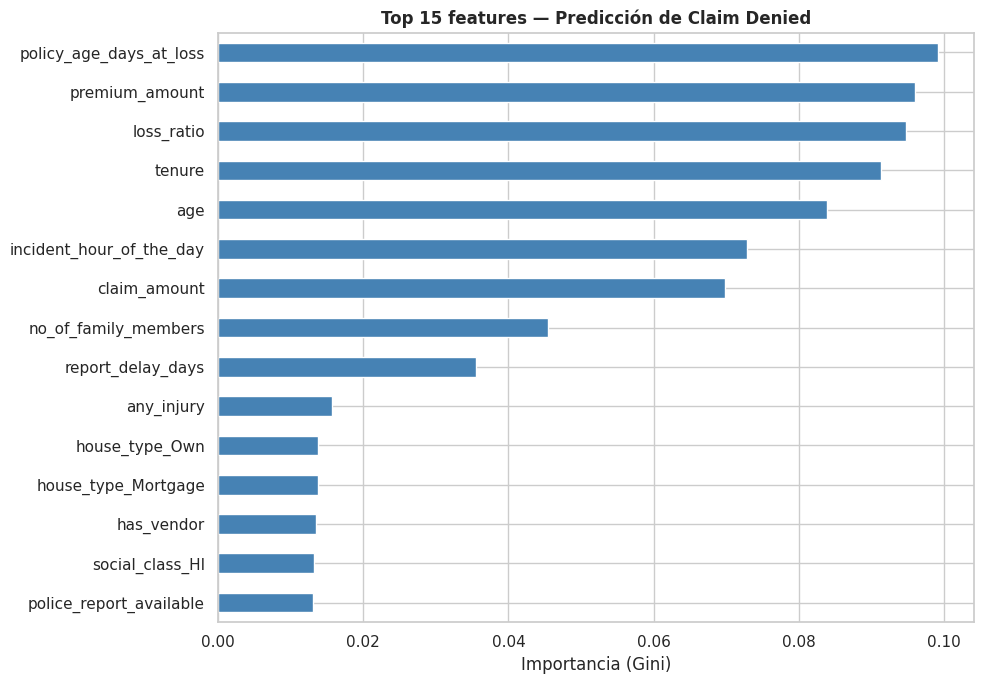
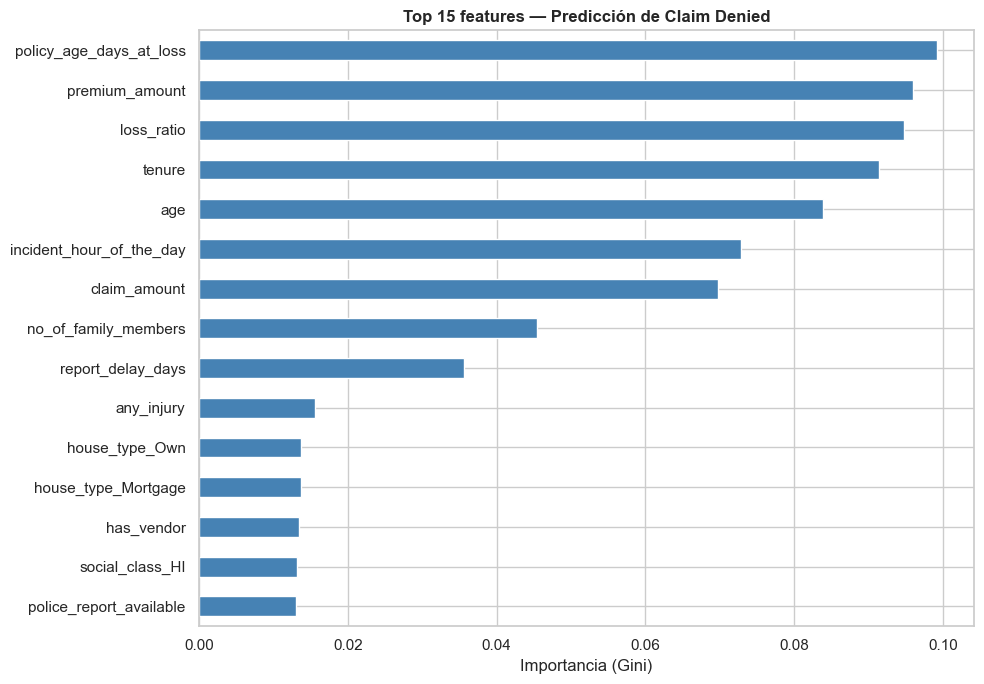
The notebook cell's code change between the first figure and the second:
--- before
+++ after
@@ -20,5 +20,5 @@
 ax.set_title("Top 15 features — Predicción de Claim Denied", fontweight="bold")
 plt.tight_layout()
-plt.savefig("feature_importance.png", dpi=150, bbox_inches="tight")
+plt.savefig(DATA_DIR2 / "feature_importance.png", dpi=150, bbox_inches="tight")
 plt.show()
 

Commit: cierre de conexión DuckDB